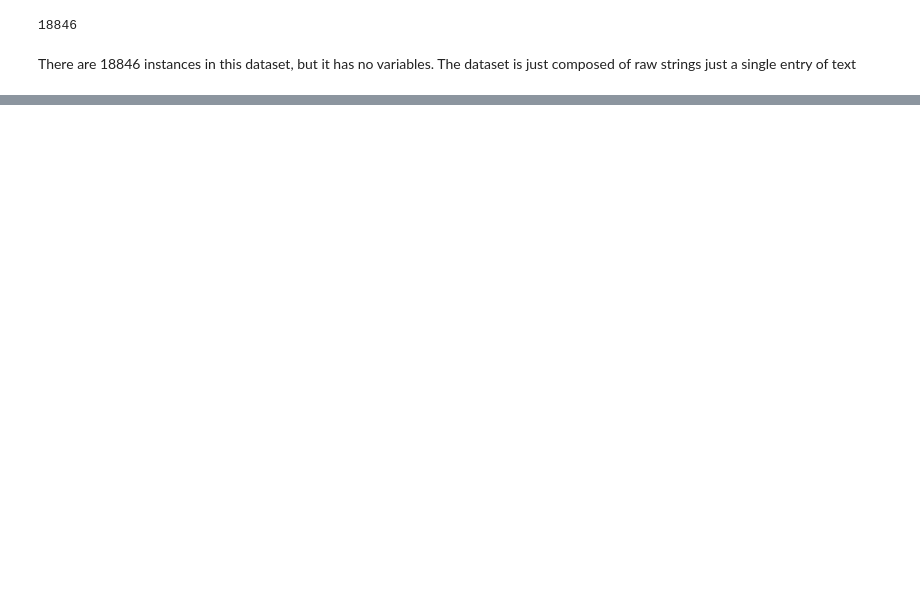
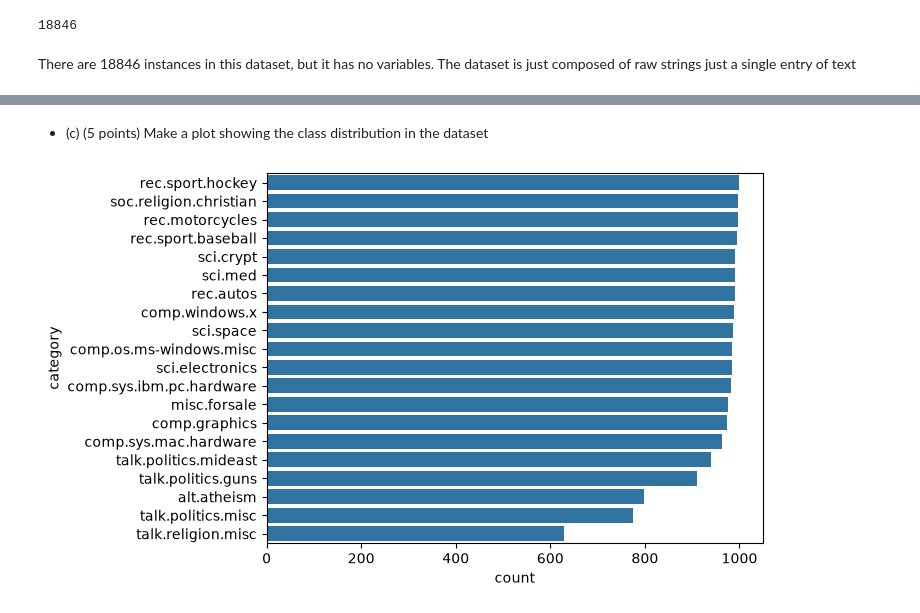
Before and after one commit to kormakursnorra/MachineLearningRepo, a Jupyter notebook: Lab3/Lab3.ipynb, the cells around one changed output, grey strips where cells are left out. Cells and saved outputs as stored; diff of their text form; code cells hidden in the pictures; blank space fills up the shorter version.

```diff
--- a/Lab3/Lab3.ipynb
+++ b/Lab3/Lab3.ipynb
@@ -7,6 +4,18 @@ nota stratify
 import numpy as np
 import pandas as pd
 import seaborn as sns
+import matplotlib.pyplot as plt
 
 from sklearn.datasets import fetch_20newsgroups
-newsgroups = fetch_20newsgroups(subset='all')
+newsgroups = fetch_20newsgroups(
+    subset='all',
+    remove=('headers', 'footers', 'quotes') # to remove extra junk
+    )
+df = pd.DataFrame({
+    'text': newsgroups.data,
+    'target': newsgroups.target
+})
+
+df["category"] = df["target"].map(
+    dict(enumerate(newsgroups.target_names))
+)
@@ -33,0 +64,11 @@ comp.sys.ibm.pc.hardware
+# %% [markdown]
+- (c) (5 points) Make a plot showing the class distribution in the dataset
+# %%
+sns.countplot(
+    data=df,
+    y='category',
+    order=df['category'].value_counts().index
+    )
+plt.show()
+# %% [output]
+[figure, added]
```
Also changed, not shown: parts of 13 cells of this notebook.
